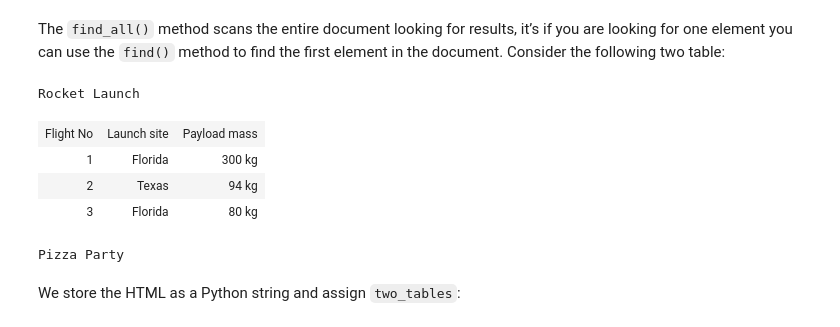
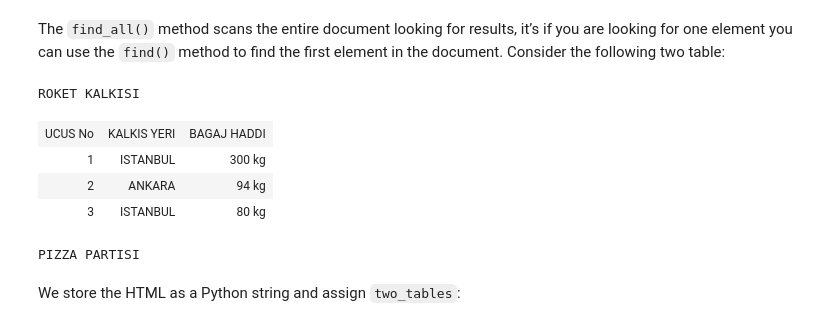
Before and after one commit to ustab/GUIDED_PROJECTS_STUDIES, a Jupyter notebook: WebScraping_Review_Lab.ipynb, the cells around one changed output. Saved outputs shown, nothing was run; the diff lists cells and outputs as text; code cells hidden in the pictures.

```diff
--- a/WebScraping_Review_Lab.ipynb
+++ b/WebScraping_Review_Lab.ipynb
@@ -98,7 +105,7 @@ Salary: $73,200, 000
 # %% [markdown]
 We can store it as a string in the variable HTML:
 # %%
-html="<!DOCTYPE html><html><head><title>Page Title</title></head><body><h3><b id='boldest'>Lebron James</b></h3><p> Salary: $ 92,000,000 </p><h3> Stephen Curry</h3><p> Salary: $85,000, 000 </p><h3> Kevin Durant </h3><p> Salary: $73,200, 000</p></body></html>"
+html="<!DOCTYPE html><html><head><title>Page Title</title></head><body><h3><b id='boldest'>BURHANETTIN USTA</b></h3><p> Salary: $ 92,000,000 </p><h3> LOKMAN CAM </h3><p> Salary: $85,000, 000 </p><h3> Kevin Durant </h3><p> Salary: $73,200, 000</p></body></html>"
 # %% [markdown]
 To parse a document, pass it into the <code>BeautifulSoup</code> constructor, the <code>BeautifulSoup</code> object, which represents the document as a nested data structure:
 # %%
@@ -286,6 +313,6 @@ Filters allow you to find complex patterns, the simplest filter is a string. In
 # %% [markdown]
 We can store it as a string in the variable <code>table</code>:
 # %%
-table="<table><tr><td id='flight'>Flight No</td><td>Launch site</td> <td>Payload mass</td></tr><tr> <td>1</td><td><a href='https://en.wikipedia.org/wiki/Florida'>Florida<a></td><td>300 kg</td></tr><tr><td>2</td><td><a href='https://en.wikipedia.org/wiki/Texas'>Texas</a></td><td>94 kg</td></tr><tr><td>3</td><td><a href='https://en.wikipedia.org/wiki/Florida'>Florida<a> </td><td>80 kg</td></tr></table>"
+table="<table><tr><td id='UCUS'>UCUS No</td><td>KALKIS YERI</td> <td>BAGAJ HADDI</td></tr><tr> <td>1</td><td><a href='https://en.wikipedia.org/wiki/ISTANBUL'>ISTANBUL<a></td><td>300 kg</td></tr><tr><td>2</td><td><a href='https://en.wikipedia.org/wiki/ANKARA'>ANKARA</a></td><td>94 kg</td></tr><tr><td>3</td><td><a href='https://en.wikipedia.org/wiki/ISTANBUL'>ISTANBUL<a> </td><td>80 kg</td></tr></table>"
 # %%
 table_bs = BeautifulSoup(table, "html.parser")
@@ -449,65 +491,65 @@ table_bs.find_all(string="Florida")
 The <code>find_all()</code> method scans the entire document looking for results, it’s if you are looking for one element you can use the <code>find()</code> method to find the first element in the document. Consider the following two table:
 # %%
 %%html
-<h3>Rocket Launch </h3>
+<h3>ROKET KALKISI </h3>
 
 <p>
-<table class='rocket'>
+<table class='roket'>
   <tr>
-    <td>Flight No</td>
-    <td>Launch site</td>
-    <td>Payload mass</td>
+    <td>UCUS No</td>
+    <td>KALKIS YERI</td>
+    <td>BAGAJ HADDI</td>
   </tr>
   <tr>
     <td>1</td>
-    <td>Florida</td>
+    <td>ISTANBUL</td>
     <td>300 kg</td>
   </tr>
   <tr>
     <td>2</td>
-    <td>Texas</td>
+    <td>ANKARA</td>
     <td>94 kg</td>
   </tr>
   <tr>
     <td>3</td>
-    <td>Florida </td>
+    <td>ISTANBUL</td>
     <td>80 kg</td>
   </tr>
 </table>
 </p>
 <p>
 
-<h3>Pizza Party  </h3>
+<h3>PIZZA PARTISI</h3>
 
 
 <table class='pizza'>
   <tr>
-    <td>Pizza Place</td>
+    <td>Pizza YERI</td>
     <td>Orders</td>
     <td>Slices </td>
    </tr>
   <tr>
     <td>Domino's Pizza</td>
     <td>10</td>
     <td>100</td>
   </tr>
   <tr>
     <td>Little Caesars</td>
     <td>12</td>
     <td >144 </td>
   </tr>
   <tr>
     <td>Papa John's </td>
     <td>15 </td>
     <td>165</td>
   </tr>
 # %% [output]
-Rocket Launch
+ROKET KALKISI
-| Flight No | Launch site | Payload mass |
-| 1 | Florida | 300 kg |
-| 2 | Texas | 94 kg |
-| 3 | Florida | 80 kg |
+| UCUS No | KALKIS YERI | BAGAJ HADDI |
+| 1 | ISTANBUL | 300 kg |
+| 2 | ANKARA | 94 kg |
+| 3 | ISTANBUL | 80 kg |
-Pizza Party
+PIZZA PARTISI
 # %% [markdown]
 We store the HTML as a Python string and assign <code>two_tables</code>:
 # %%
```
Also changed, not shown: parts of 50 cells of this notebook.
